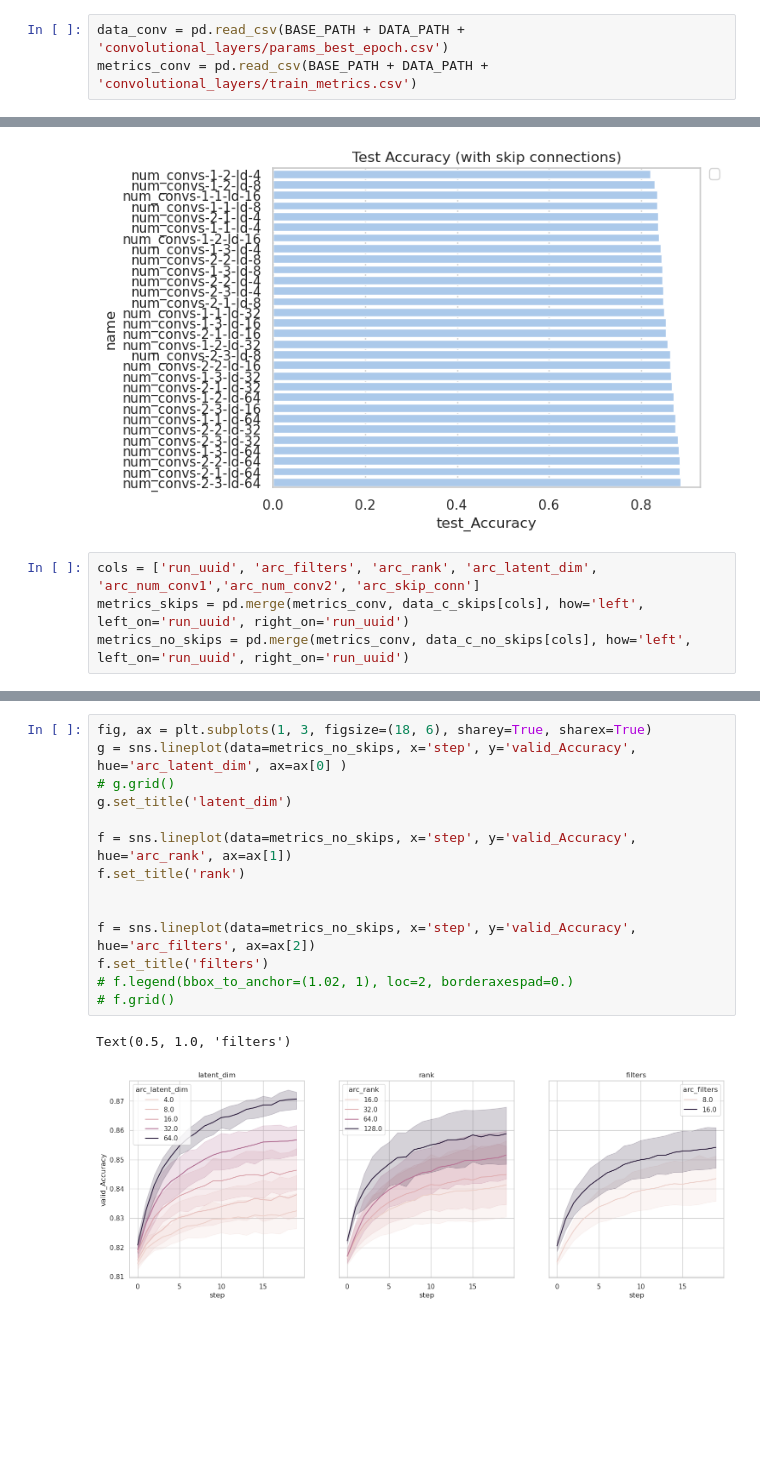
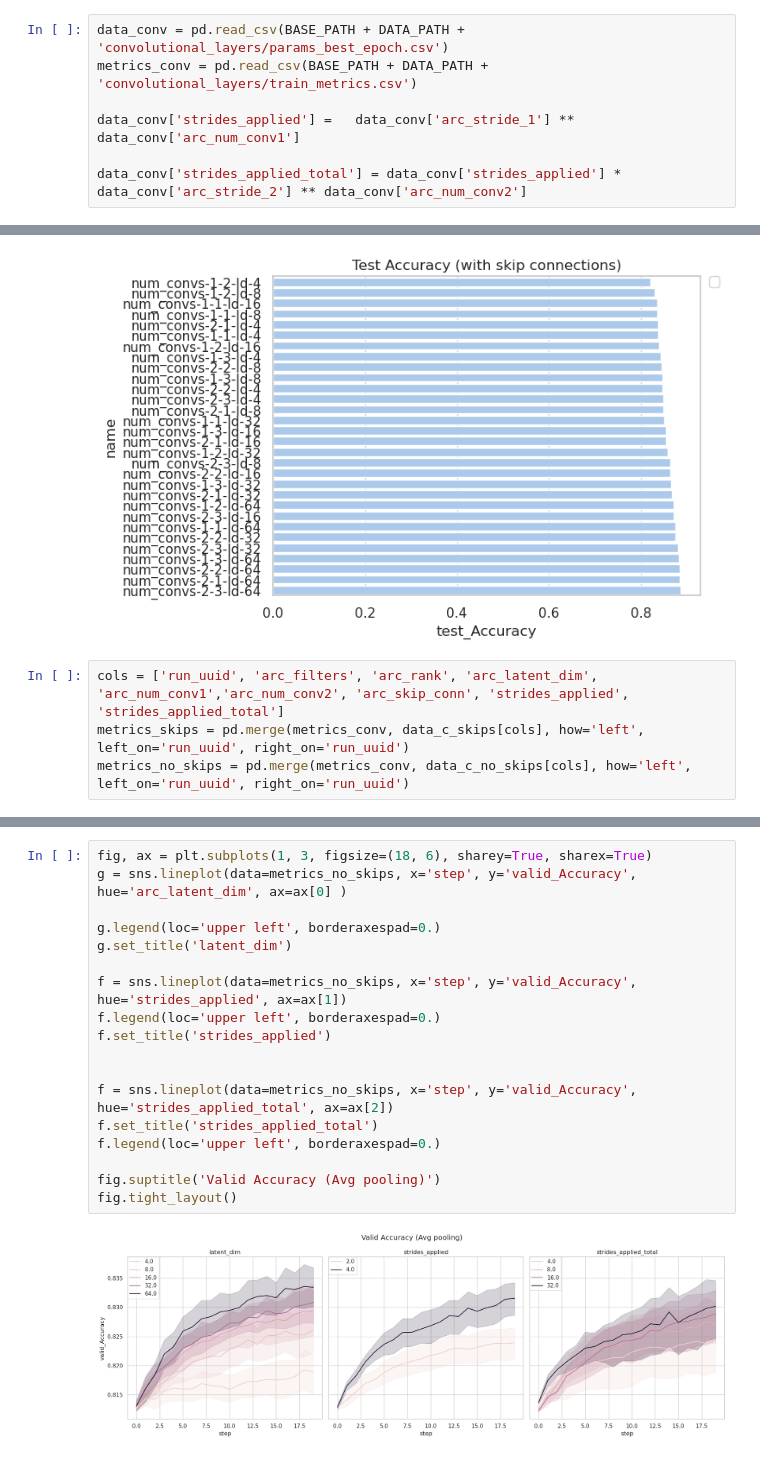
Before and after one commit to Gisch97/RNA-analysis, a Jupyter notebook: AEseq2seq/notebooks/Unet/v3/Conv_vs_avgPoll.ipynb, the cells around one changed output, grey strips where cells are left out. Saved outputs shown, nothing was run; the diff lists cells and outputs as text; blank space fills up the shorter version.

```diff
--- a/AEseq2seq/notebooks/Unet/v3/Conv_vs_avgPoll.ipynb
+++ b/AEseq2seq/notebooks/Unet/v3/Conv_vs_avgPoll.ipynb
@@ -12,5 +12,9 @@ sns.set_theme(style="whitegrid", palette="pastel")
 # %%
 data_conv = pd.read_csv(BASE_PATH + DATA_PATH + 'convolutional_layers/params_best_epoch.csv')
 metrics_conv = pd.read_csv(BASE_PATH + DATA_PATH + 'convolutional_layers/train_metrics.csv')
+
+data_conv['strides_applied'] =   data_conv['arc_stride_1'] ** data_conv['arc_num_conv1']
+
+data_conv['strides_applied_total'] = data_conv['strides_applied'] * data_conv['arc_stride_2'] ** data_conv['arc_num_conv2']
 # %%
 data_pool = pd.read_csv(BASE_PATH + DATA_PATH + 'pooling_layers/params_best_epoch.csv')
@@ -120,7 +127,7 @@ No artists with labels found to put in legend.  Note that artists whose label st
 <matplotlib.legend.Legend at 0x...>
 [figure]
 # %%
-cols = ['run_uuid', 'arc_filters', 'arc_rank', 'arc_latent_dim', 'arc_num_conv1','arc_num_conv2', 'arc_skip_conn']
+cols = ['run_uuid', 'arc_filters', 'arc_rank', 'arc_latent_dim', 'arc_num_conv1','arc_num_conv2', 'arc_skip_conn', 'strides_applied', 'strides_applied_total']
 metrics_skips = pd.merge(metrics_conv, data_c_skips[cols], how='left', left_on='run_uuid', right_on='run_uuid')
 metrics_no_skips = pd.merge(metrics_conv, data_c_no_skips[cols], how='left', left_on='run_uuid', right_on='run_uuid')
 # %%
@@ -139,17 +147,20 @@ Text(0.5, 1.0, 'without skip connections')
 # %%
 fig, ax = plt.subplots(1, 3, figsize=(18, 6), sharey=True, sharex=True)
 g = sns.lineplot(data=metrics_no_skips, x='step', y='valid_Accuracy',   hue='arc_latent_dim', ax=ax[0] )
-# g.grid()
+
+g.legend(loc='upper left', borderaxespad=0.)
 g.set_title('latent_dim')
 
-f = sns.lineplot(data=metrics_no_skips, x='step', y='valid_Accuracy',   hue='arc_rank', ax=ax[1])
-f.set_title('rank')
+f = sns.lineplot(data=metrics_no_skips, x='step', y='valid_Accuracy',   hue='strides_applied', ax=ax[1])
+f.legend(loc='upper left', borderaxespad=0.)
+f.set_title('strides_applied')
 
 
-f = sns.lineplot(data=metrics_no_skips, x='step', y='valid_Accuracy',   hue='arc_filters', ax=ax[2])
-f.set_title('filters')
-# f.legend(bbox_to_anchor=(1.02, 1), loc=2, borderaxespad=0.)
-# f.grid()
+f = sns.lineplot(data=metrics_no_skips, x='step', y='valid_Accuracy',   hue='strides_applied_total', ax=ax[2])
+f.set_title('strides_applied_total')
+f.legend(loc='upper left', borderaxespad=0.)
+
+fig.suptitle('Valid Accuracy (Avg pooling)')
+fig.tight_layout()
 # %% [output]
-Text(0.5, 1.0, 'filters')
-[figure, old version]
+[figure, new version]
```
Also changed, not shown: parts of 10 cells of this notebook, 1 other file.
